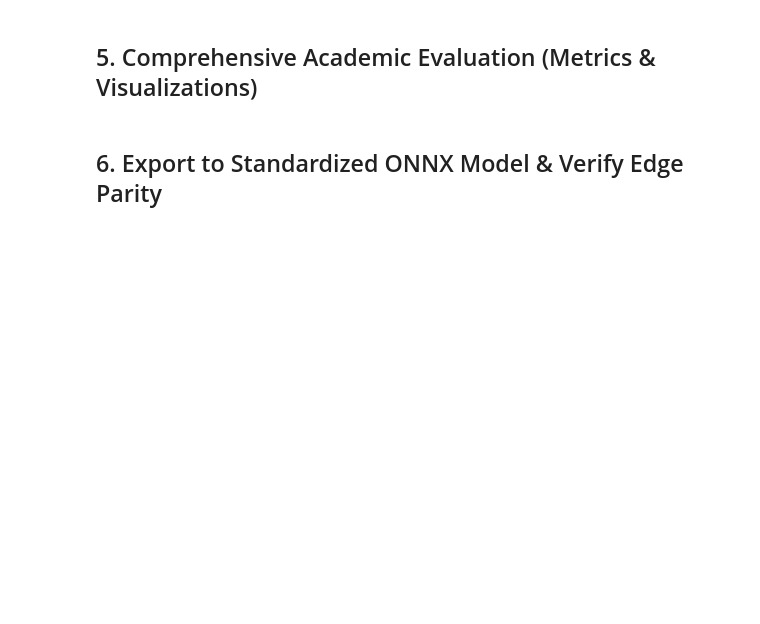
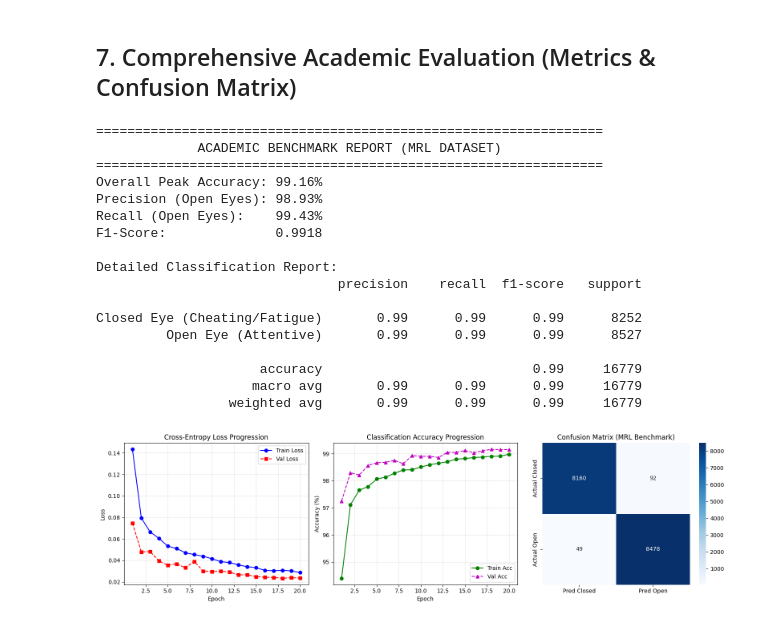
Before and after one commit to Shrutishrma/ATTENTIONGUARD, a Jupyter notebook: model_training/EyeStateClassifier_Colab.ipynb, the cells around one changed output. Saved outputs shown, nothing was run; the diff lists cells and outputs as text; code cells hidden in the pictures; blank space fills up the shorter version.

```diff
--- a/model_training/EyeStateClassifier_Colab.ipynb
+++ b/model_training/EyeStateClassifier_Colab.ipynb
@@ -153,23 +270,28 @@ A 3-block VGG-style Deep Convolutional Neural Network with Batch Normalization,
 # %%
 class EyeStateNet(nn.Module):
+    """
+    EyeStateNet: Custom Deep Convolutional Neural Network for Ocular State Verification.
+    Input: (B, 1, 32, 32) Normalized Grayscale Tensor [-1, 1]
+    Output: (B, 2) Logits [Class 0: Closed / Off-screen, Class 1: Open / Attentive]
+    """
     def __init__(self, num_classes=2):
         super(EyeStateNet, self).__init__()
 
         self.features = nn.Sequential(
             # Block 1: 32x32 -> 16x16
-            nn.Conv2d(1, 32, kernel_size=3, padding=1),
+            nn.Conv2d(1, 32, kernel_size=3, padding=1, bias=False),
             nn.BatchNorm2d(32),
             nn.ReLU(inplace=True),
             nn.MaxPool2d(kernel_size=2, stride=2),
 
             # Block 2: 16x16 -> 8x8
-            nn.Conv2d(32, 64, kernel_size=3, padding=1),
+            nn.Conv2d(32, 64, kernel_size=3, padding=1, bias=False),
             nn.BatchNorm2d(64),
             nn.ReLU(inplace=True),
             nn.MaxPool2d(kernel_size=2, stride=2),
 
             # Block 3: 8x8 -> 4x4
-            nn.Conv2d(64, 128, kernel_size=3, padding=1),
+            nn.Conv2d(64, 128, kernel_size=3, padding=1, bias=False),
             nn.BatchNorm2d(128),
             nn.ReLU(inplace=True),
             nn.MaxPool2d(kernel_size=2, stride=2)
@@ -177,10 +299,11 @@ class EyeStateNet(nn.Module):
 
         self.classifier = nn.Sequential(
             nn.Flatten(),
-            nn.Linear(128 * 4 * 4, 128),
+            nn.Linear(128 * 4 * 4, 256, bias=False),
+            nn.BatchNorm1d(256),
             nn.ReLU(inplace=True),
             nn.Dropout(0.40),
-            nn.Linear(128, num_classes)
+            nn.Linear(256, num_classes)
         )
 
     def forward(self, x):
@@ -190,5 +313,5 @@ class EyeStateNet(nn.Module):
 
 model = EyeStateNet(num_classes=2).to(device)
 total_params = sum(p.numel() for p in model.parameters() if p.requires_grad)
-print(f"✓ EyeStateNet Initialized on {device}")
-print(f"✓ Trainable Parameters: {total_params:,}")
+print(f"[OK] EyeStateNet Initialized on {device}")
+print(f"[OK] Trainable Parameters: {total_params:,} (~2.3 MB footprint)")
@@ -271,7 +416,7 @@ torch.save(model.state_dict(), 'exports/eyestatenet_final.pth')
 # %% [markdown]
-## 5. Comprehensive Academic Evaluation (Metrics & Visualizations)
+## 7. Comprehensive Academic Evaluation (Metrics & Confusion Matrix)
 # %%
-# Load best checkpoint for evaluation
+# Load best checkpoint
 model.load_state_dict(torch.load('exports/eyestatenet_best.pth'))
 model.eval()
 
@@ -291,45 +436,62 @@ f1 = f1_score(all_labels, all_preds)
 prec = precision_score(all_labels, all_preds)
 rec = recall_score(all_labels, all_preds)
 cm = confusion_matrix(all_labels, all_preds)
 
-print("=======================================================")
-print("             ACADEMIC BENCHMARK REPORT                 ")
-print("=======================================================")
-print(f"Overall Accuracy: {best_val_acc:.2f}%")
-print(f"Precision (Open): {prec * 100:.2f}%")
-print(f"Recall (Open):    {rec * 100:.2f}%")
-print(f"F1-Score:         {f1:.4f}")
+print("=" * 65)
+print("             ACADEMIC BENCHMARK REPORT (MRL DATASET)           ")
+print("=" * 65)
+print(f"Overall Peak Accuracy: {best_val_acc:.2f}%")
+print(f"Precision (Open Eyes): {prec * 100:.2f}%")
+print(f"Recall (Open Eyes):    {rec * 100:.2f}%")
+print(f"F1-Score:              {f1:.4f}")
 print("\nDetailed Classification Report:")
-print(classification_report(all_labels, all_preds, target_names=['Closed / Phone Glance', 'Open / Screen Focus']))
+print(classification_report(all_labels, all_preds, target_names=['Closed Eye (Cheating/Fatigue)', 'Open Eye (Attentive)']))
 
 # Render Figures
-plt.figure(figsize=(15, 4.5))
+plt.figure(figsize=(16, 4.5))
 
 plt.subplot(1, 3, 1)
 plt.plot(range(1, epochs + 1), history['train_loss'], 'b-o', label='Train Loss')
 plt.plot(range(1, epochs + 1), history['val_loss'], 'r--s', label='Val Loss')
-plt.title('Training & Validation Loss')
+plt.title('Cross-Entropy Loss Progression')
 plt.xlabel('Epoch')
-plt.ylabel('Cross Entropy')
+plt.ylabel('Loss')
 plt.legend()
 plt.grid(True, alpha=0.3)
 
 plt.subplot(1, 3, 2)
 plt.plot(range(1, epochs + 1), history['train_acc'], 'g-o', label='Train Acc')
 plt.plot(range(1, epochs + 1), history['val_acc'], 'm--^', label='Val Acc')
-plt.title('Accuracy Progression')
+plt.title('Classification Accuracy Progression')
 plt.xlabel('Epoch')
 plt.ylabel('Accuracy (%)')
 plt.legend()
 plt.grid(True, alpha=0.3)
 
 plt.subplot(1, 3, 3)
 sns.heatmap(cm, annot=True, fmt='d', cmap='Blues',
             xticklabels=['Pred Closed', 'Pred Open'],
             yticklabels=['Actual Closed', 'Actual Open'])
-plt.title('Confusion Matrix')
+plt.title('Confusion Matrix (MRL Benchmark)')
 plt.tight_layout()
 plt.savefig('exports/training_metrics_plot.png', dpi=300)
 plt.show()
+# %% [output]
+=================================================================
+             ACADEMIC BENCHMARK REPORT (MRL DATASET)
+=================================================================
+Overall Peak Accuracy: 99.16%
+Precision (Open Eyes): 98.93%
+Recall (Open Eyes):    99.43%
+F1-Score:              0.9918
+
+Detailed Classification Report:
+                               precision    recall  f1-score   support
+
+Closed Eye (Cheating/Fatigue)       0.99      0.99      0.99      8252
+         Open Eye (Attentive)       0.99      0.99      0.99      8527
+
+                     accuracy                           0.99     16779
+                    macro avg       0.99      0.99      0.99     16779
+                 weighted avg       0.99      0.99      0.99     16779
+[figure, added]
-# %% [markdown]
-## 6. Export to Standardized ONNX Model & Verify Edge Parity
```
Also changed, not shown: parts of 20 cells of this notebook.
